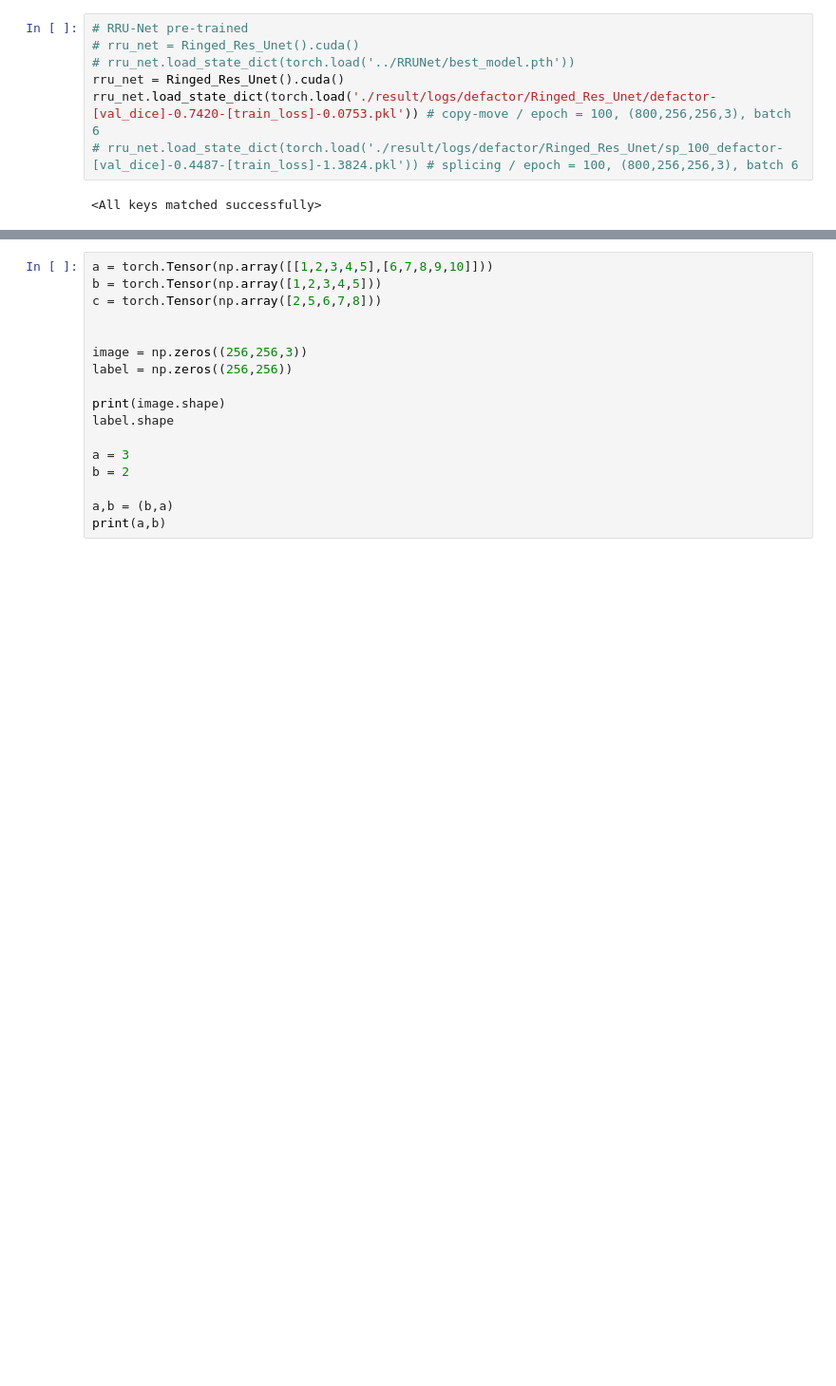
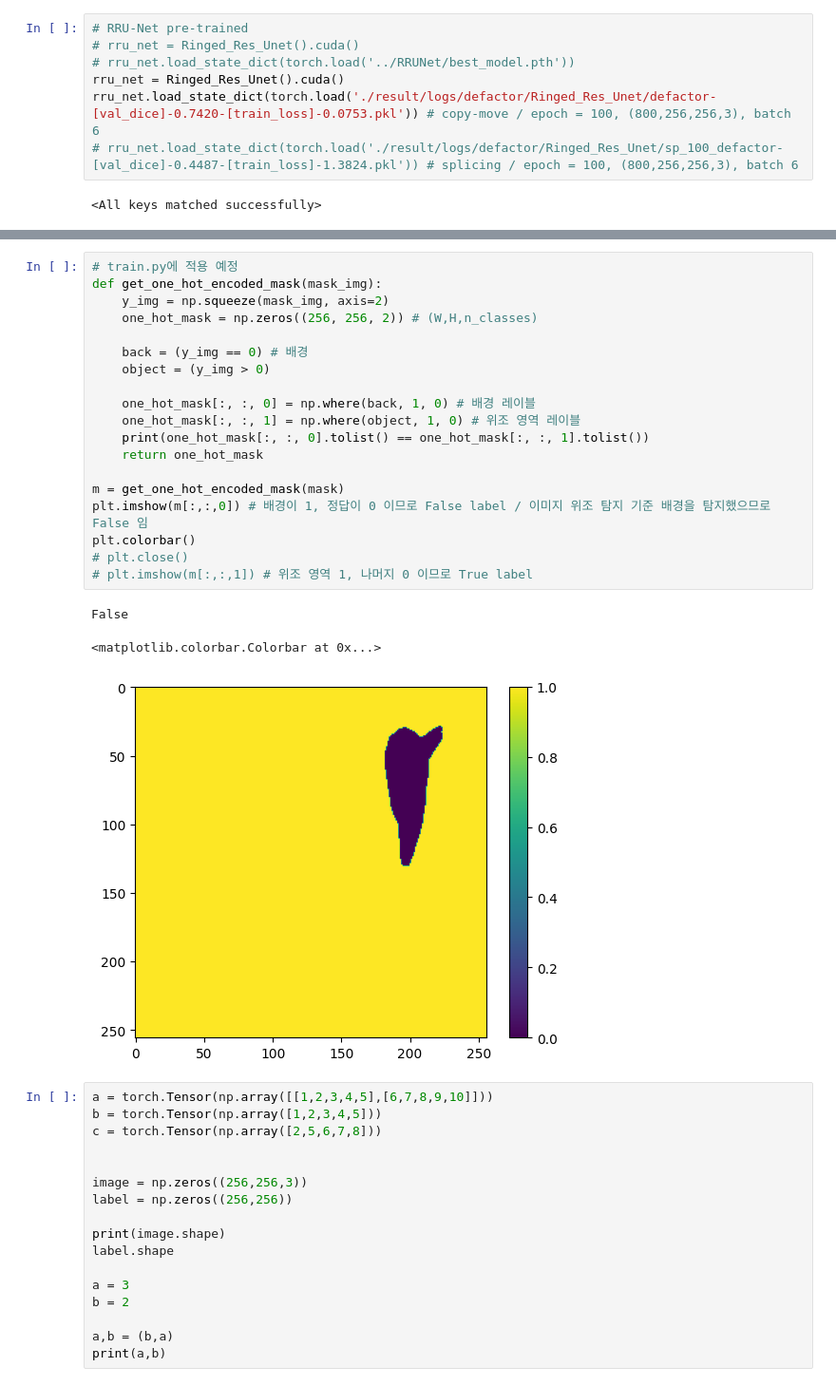
Before and after one commit to ictseoyoungmin/lab_ringed_residual, a Jupyter notebook: RRU_train_test.ipynb, the cells around one changed output, grey strips where cells are left out. Shown at 95% size. Drawn from its saved outputs; the diff is of its cells as text; blank space fills up the shorter version.

```diff
--- a/RRU_train_test.ipynb
+++ b/RRU_train_test.ipynb
@@ -70,3 +116,26 @@ Clipping input data to the valid range for imshow with RGB data ([0..1] for floa
+# %%
+# train.py에 적용 예정
+def get_one_hot_encoded_mask(mask_img):
+    y_img = np.squeeze(mask_img, axis=2)
+    one_hot_mask = np.zeros((256, 256, 2)) # (W,H,n_classes)
+
+    back = (y_img == 0) # 배경
+    object = (y_img > 0)
+
+    one_hot_mask[:, :, 0] = np.where(back, 1, 0) # 배경 레이블
+    one_hot_mask[:, :, 1] = np.where(object, 1, 0) # 위조 영역 레이블
+    print(one_hot_mask[:, :, 0].tolist() == one_hot_mask[:, :, 1].tolist())
+    return one_hot_mask
+
+m = get_one_hot_encoded_mask(mask)
+plt.imshow(m[:,:,0]) # 배경이 1, 정답이 0 이므로 False label / 이미지 위조 탐지 기준 배경을 탐지했으므로 False 임
+plt.colorbar()
+# plt.close()
+# plt.imshow(m[:,:,1]) # 위조 영역 1, 나머지 0 이므로 True label
+# %% [output]
+False
+<matplotlib.colorbar.Colorbar at 0x...>
+[figure, added]
 # %%
 a = torch.Tensor(np.array([[1,2,3,4,5],[6,7,8,9,10]]))
 b = torch.Tensor(np.array([1,2,3,4,5]))
```
Also changed, not shown: parts of 9 cells of this notebook, 9 other files.
